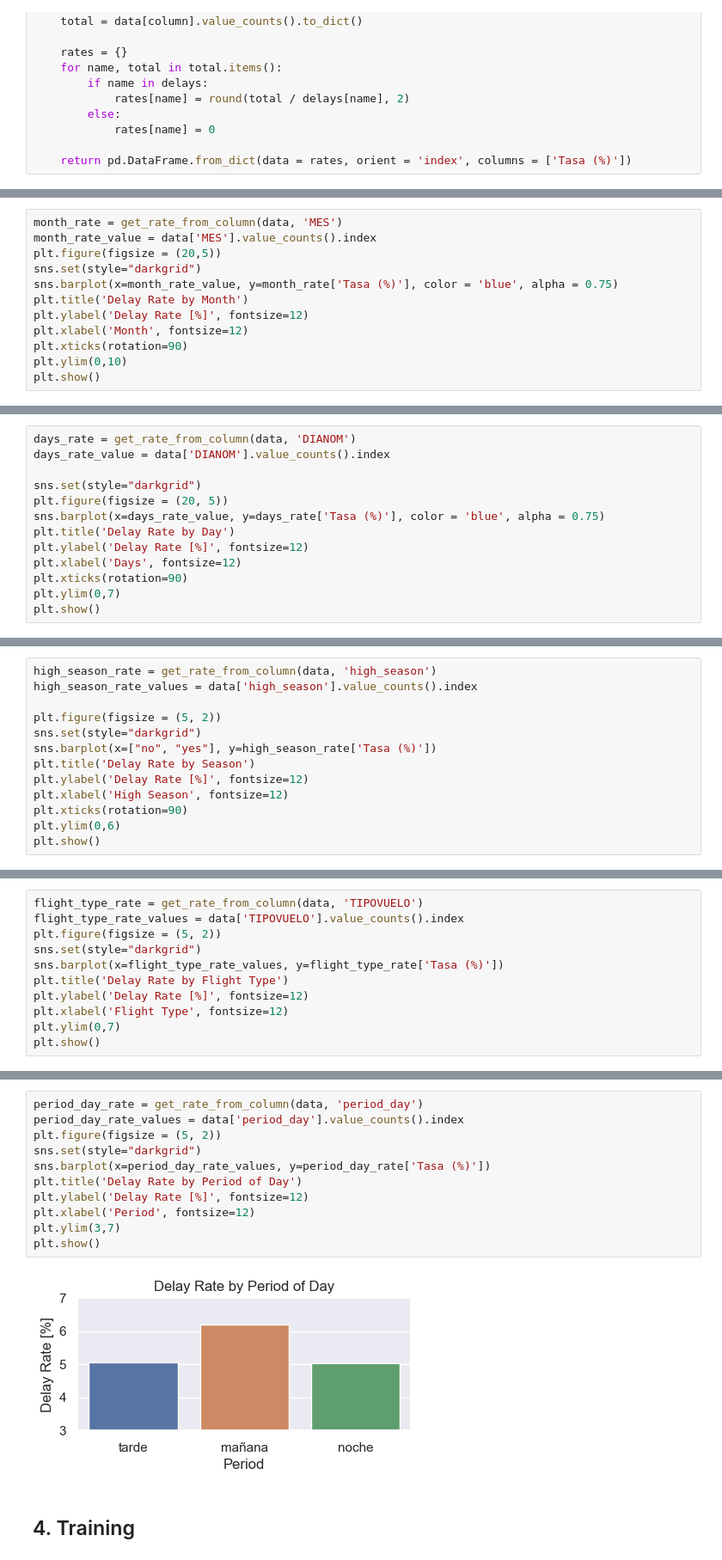
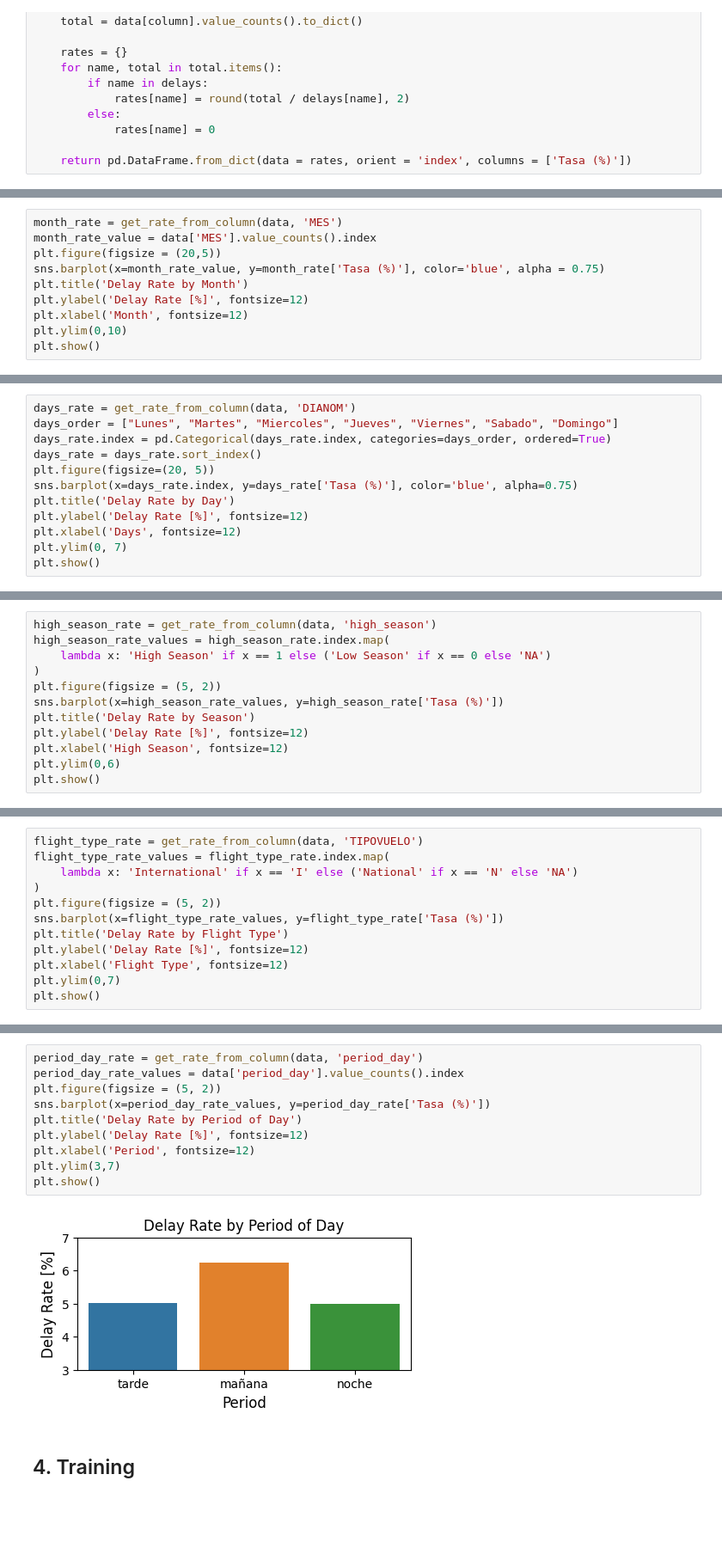
Before and after one commit to judama92/challenge_MLE, a Jupyter notebook: challenge/exploration.ipynb, the cells around one changed output, grey strips where cells are left out. Shown at 86% size. Drawn from its saved outputs; the diff is of its cells as text; blank space fills up the shorter version.

```diff
--- a/challenge/exploration.ipynb
+++ b/challenge/exploration.ipynb
@@ -290,12 +282,10 @@ plt.show()
 month_rate = get_rate_from_column(data, 'MES')
 month_rate_value = data['MES'].value_counts().index
 plt.figure(figsize = (20,5))
-sns.set(style="darkgrid")
-sns.barplot(x=month_rate_value, y=month_rate['Tasa (%)'], color = 'blue', alpha = 0.75)
+sns.barplot(x=month_rate_value, y=month_rate['Tasa (%)'], color='blue', alpha = 0.75)
 plt.title('Delay Rate by Month')
 plt.ylabel('Delay Rate [%]', fontsize=12)
 plt.xlabel('Month', fontsize=12)
-plt.xticks(rotation=90)
 plt.ylim(0,10)
 plt.show()
 # %% [output]
@@ -303,14 +293,13 @@ plt.show()
 # %%
 days_rate = get_rate_from_column(data, 'DIANOM')
-days_rate_value = data['DIANOM'].value_counts().index
-
-sns.set(style="darkgrid")
-plt.figure(figsize = (20, 5))
-sns.barplot(x=days_rate_value, y=days_rate['Tasa (%)'], color = 'blue', alpha = 0.75)
+days_order = ["Lunes", "Martes", "Miercoles", "Jueves", "Viernes", "Sabado", "Domingo"]
+days_rate.index = pd.Categorical(days_rate.index, categories=days_order, ordered=True)
+days_rate = days_rate.sort_index()
+plt.figure(figsize=(20, 5))
+sns.barplot(x=days_rate.index, y=days_rate['Tasa (%)'], color='blue', alpha=0.75)
 plt.title('Delay Rate by Day')
 plt.ylabel('Delay Rate [%]', fontsize=12)
 plt.xlabel('Days', fontsize=12)
-plt.xticks(rotation=90)
-plt.ylim(0,7)
+plt.ylim(0, 7)
 plt.show()
 # %% [output]
@@ -318,14 +307,13 @@ plt.show()
 # %%
 high_season_rate = get_rate_from_column(data, 'high_season')
-high_season_rate_values = data['high_season'].value_counts().index
-
+high_season_rate_values = high_season_rate.index.map(
+    lambda x: 'High Season' if x == 1 else ('Low Season' if x == 0 else 'NA')
+)
 plt.figure(figsize = (5, 2))
-sns.set(style="darkgrid")
-sns.barplot(x=["no", "yes"], y=high_season_rate['Tasa (%)'])
+sns.barplot(x=high_season_rate_values, y=high_season_rate['Tasa (%)'])
 plt.title('Delay Rate by Season')
 plt.ylabel('Delay Rate [%]', fontsize=12)
 plt.xlabel('High Season', fontsize=12)
-plt.xticks(rotation=90)
 plt.ylim(0,6)
 plt.show()
 # %% [output]
@@ -333,8 +321,9 @@ plt.show()
 # %%
 flight_type_rate = get_rate_from_column(data, 'TIPOVUELO')
-flight_type_rate_values = data['TIPOVUELO'].value_counts().index
+flight_type_rate_values = flight_type_rate.index.map(
+    lambda x: 'International' if x == 'I' else ('National' if x == 'N' else 'NA')
+)
 plt.figure(figsize = (5, 2))
-sns.set(style="darkgrid")
 sns.barplot(x=flight_type_rate_values, y=flight_type_rate['Tasa (%)'])
 plt.title('Delay Rate by Flight Type')
 plt.ylabel('Delay Rate [%]', fontsize=12)
@@ -346,16 +335,15 @@ plt.show()
 # %%
 period_day_rate = get_rate_from_column(data, 'period_day')
 period_day_rate_values = data['period_day'].value_counts().index
 plt.figure(figsize = (5, 2))
-sns.set(style="darkgrid")
 sns.barplot(x=period_day_rate_values, y=period_day_rate['Tasa (%)'])
 plt.title('Delay Rate by Period of Day')
 plt.ylabel('Delay Rate [%]', fontsize=12)
 plt.xlabel('Period', fontsize=12)
 plt.ylim(3,7)
 plt.show()
 # %% [output]
-[figure, old version]
+[figure, new version]
 # %% [markdown]
 ## 4. Training
 # %% [markdown]
```
Also changed, not shown: parts of 18 cells of this notebook, 1 other file.
